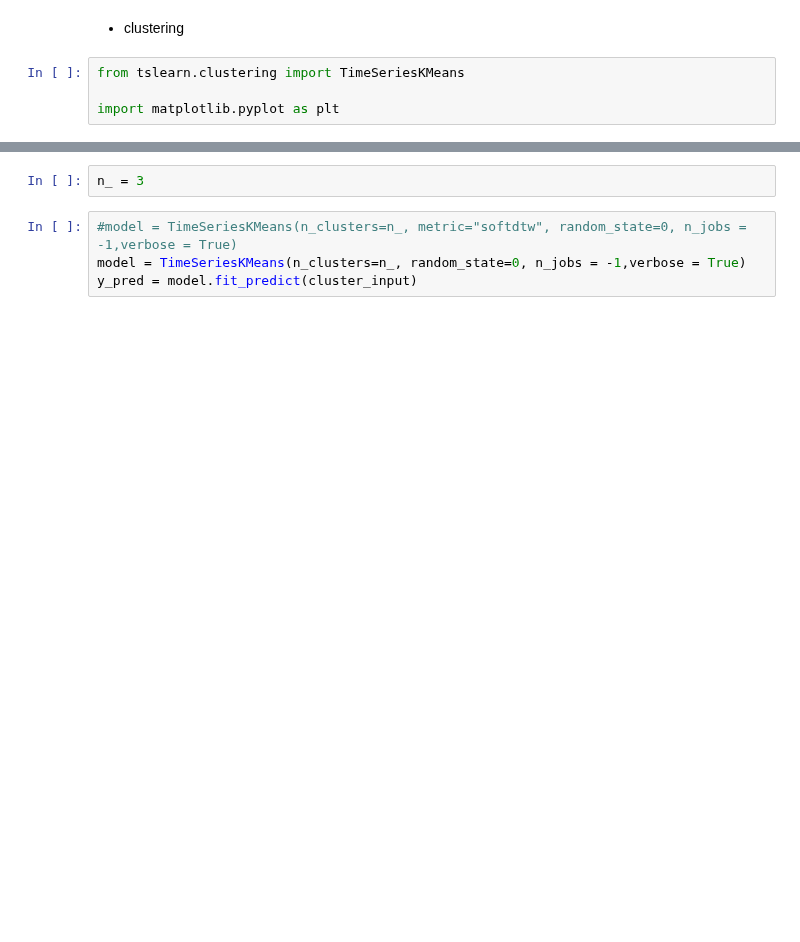
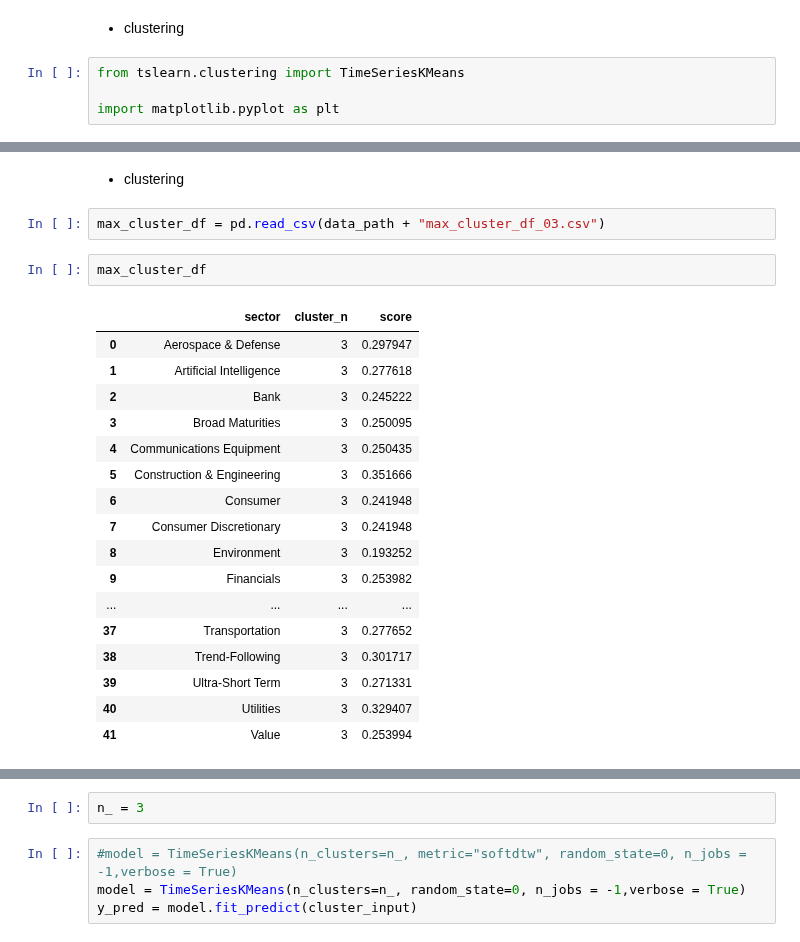
Before and after one commit to yjchoi-95/Korea_Investment_and_Securities, a Jupyter notebook: scripts/ipynb/Finance-clustering.ipynb, the cells around one changed output, grey strips where cells are left out. Saved outputs shown, nothing was run; the diff lists cells and outputs as text; blank space fills up the shorter version.

```diff
--- a/scripts/ipynb/Finance-clustering.ipynb
+++ b/scripts/ipynb/Finance-clustering.ipynb
@@ -216,0 +289,24 @@ cluster_input = np.expand_dims(np.array(stock_02.loc[:, stock_02.columns.isin(sy
+# %% [markdown]
+* clustering
+# %%
+max_cluster_df = pd.read_csv(data_path + "max_cluster_df_03.csv")
+# %%
+max_cluster_df
+# %% [output]
+|  | sector | cluster_n | score |
+| 0 | Aerospace & Defense | 3 | 0.297947 |
+| 1 | Artificial Intelligence | 3 | 0.277618 |
+| 2 | Bank | 3 | 0.245222 |
+| 3 | Broad Maturities | 3 | 0.250095 |
+| 4 | Communications Equipment | 3 | 0.250435 |
+| 5 | Construction & Engineering | 3 | 0.351666 |
+| 6 | Consumer | 3 | 0.241948 |
+| 7 | Consumer Discretionary | 3 | 0.241948 |
+| 8 | Environment | 3 | 0.193252 |
+| 9 | Financials | 3 | 0.253982 |
+| ... | ... | ... | ... |
+| 37 | Transportation | 3 | 0.277652 |
+| 38 | Trend-Following | 3 | 0.301717 |
+| 39 | Ultra-Short Term | 3 | 0.271331 |
+| 40 | Utilities | 3 | 0.329407 |
+| 41 | Value | 3 | 0.253994 |
```
Also changed, not shown: parts of 31 cells of this notebook, 4 other files.
